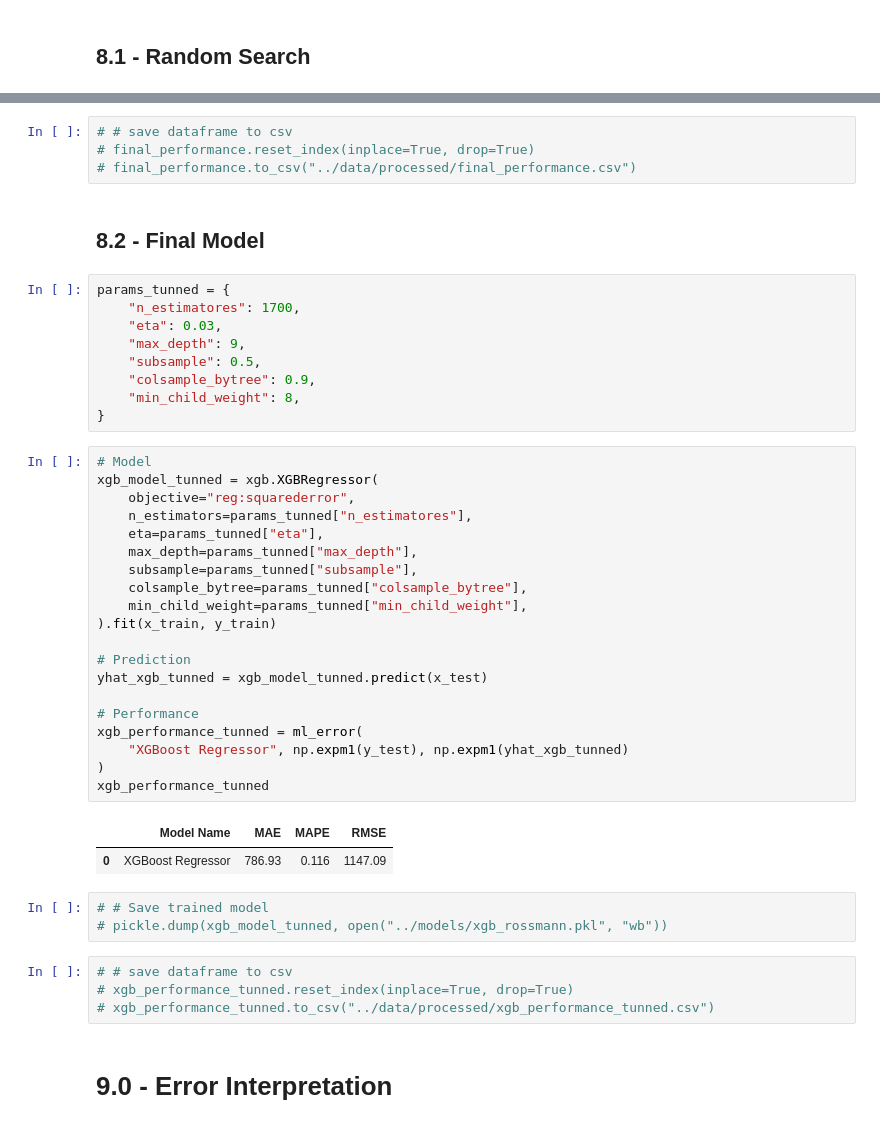
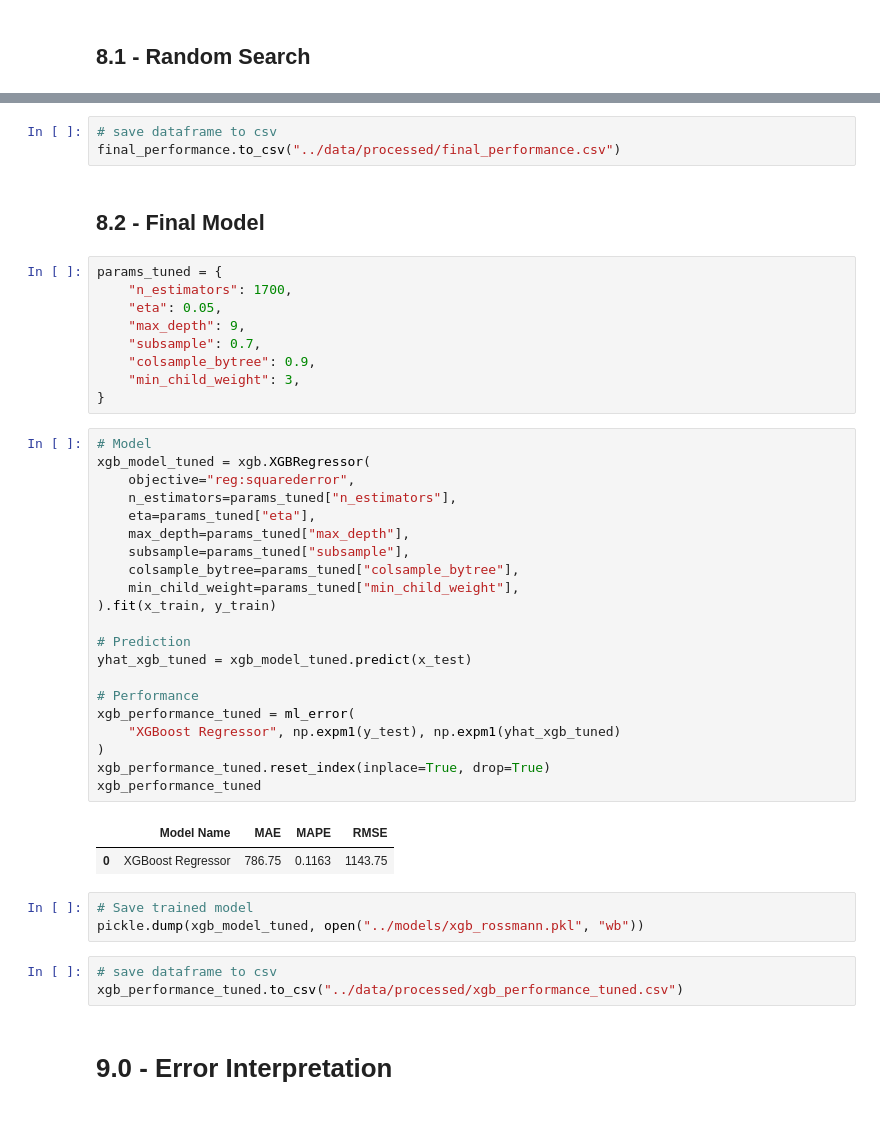
Before and after one commit to eliasbatistasouza/rossmann_sales, a Jupyter notebook: notebooks/001-EDA-ebs.ipynb, the cells around one changed output, grey strips where cells are left out. Saved outputs shown, nothing was run; the diff lists cells and outputs as text.

```diff
--- a/notebooks/001-EDA-ebs.ipynb
+++ b/notebooks/001-EDA-ebs.ipynb
@@ -1805,48 +1907,47 @@ MAX_EVAL = 10
 # %%
-# # save dataframe to csv
-# final_performance.reset_index(inplace=True, drop=True)
-# final_performance.to_csv("../data/processed/final_performance.csv")
+# save dataframe to csv
+final_performance.to_csv("../data/processed/final_performance.csv")
 # %% [markdown]
 ## 8.2 - Final Model
 # %%
-params_tunned = {
-    "n_estimatores": 1700,
-    "eta": 0.03,
+params_tuned = {
+    "n_estimators": 1700,
+    "eta": 0.05,
     "max_depth": 9,
-    "subsample": 0.5,
+    "subsample": 0.7,
     "colsample_bytree": 0.9,
-    "min_child_weight": 8,
+    "min_child_weight": 3,
 }
 # %%
 # Model
-xgb_model_tunned = xgb.XGBRegressor(
+xgb_model_tuned = xgb.XGBRegressor(
     objective="reg:squarederror",
-    n_estimators=params_tunned["n_estimatores"],
-    eta=params_tunned["eta"],
-    max_depth=params_tunned["max_depth"],
-    subsample=params_tunned["subsample"],
-    colsample_bytree=params_tunned["colsample_bytree"],
-    min_child_weight=params_tunned["min_child_weight"],
+    n_estimators=params_tuned["n_estimators"],
+    eta=params_tuned["eta"],
+    max_depth=params_tuned["max_depth"],
+    subsample=params_tuned["subsample"],
+    colsample_bytree=params_tuned["colsample_bytree"],
+    min_child_weight=params_tuned["min_child_weight"],
 ).fit(x_train, y_train)
 
 # Prediction
-yhat_xgb_tunned = xgb_model_tunned.predict(x_test)
+yhat_xgb_tuned = xgb_model_tuned.predict(x_test)
 
 # Performance
-xgb_performance_tunned = ml_error(
-    "XGBoost Regressor", np.expm1(y_test), np.expm1(yhat_xgb_tunned)
+xgb_performance_tuned = ml_error(
+    "XGBoost Regressor", np.expm1(y_test), np.expm1(yhat_xgb_tuned)
 )
-xgb_performance_tunned
+xgb_performance_tuned.reset_index(inplace=True, drop=True)
+xgb_performance_tuned
 # %% [output]
 |  | Model Name | MAE | MAPE | RMSE |
-| 0 | XGBoost Regressor | 786.93 | 0.116 | 1147.09 |
+| 0 | XGBoost Regressor | 786.75 | 0.1163 | 1143.75 |
 # %%
-# # Save trained model
-# pickle.dump(xgb_model_tunned, open("../models/xgb_rossmann.pkl", "wb"))
+# Save trained model
+pickle.dump(xgb_model_tuned, open("../models/xgb_rossmann.pkl", "wb"))
 # %%
-# # save dataframe to csv
-# xgb_performance_tunned.reset_index(inplace=True, drop=True)
-# xgb_performance_tunned.to_csv("../data/processed/xgb_performance_tunned.csv")
+# save dataframe to csv
+xgb_performance_tuned.to_csv("../data/processed/xgb_performance_tuned.csv")
 # %% [markdown]
 # 9.0 - Error Interpretation
 # %%
```
Also changed, not shown: parts of 30 cells of this notebook, 8 other files.
